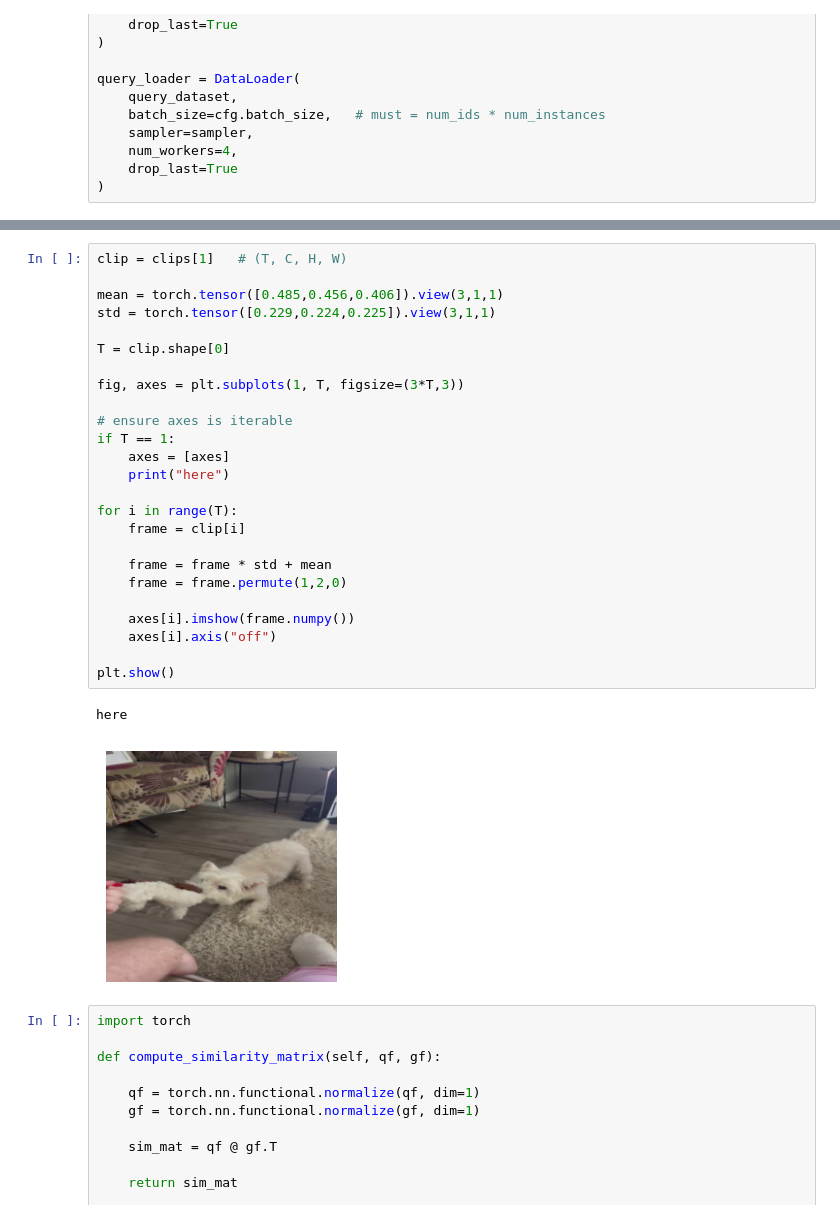
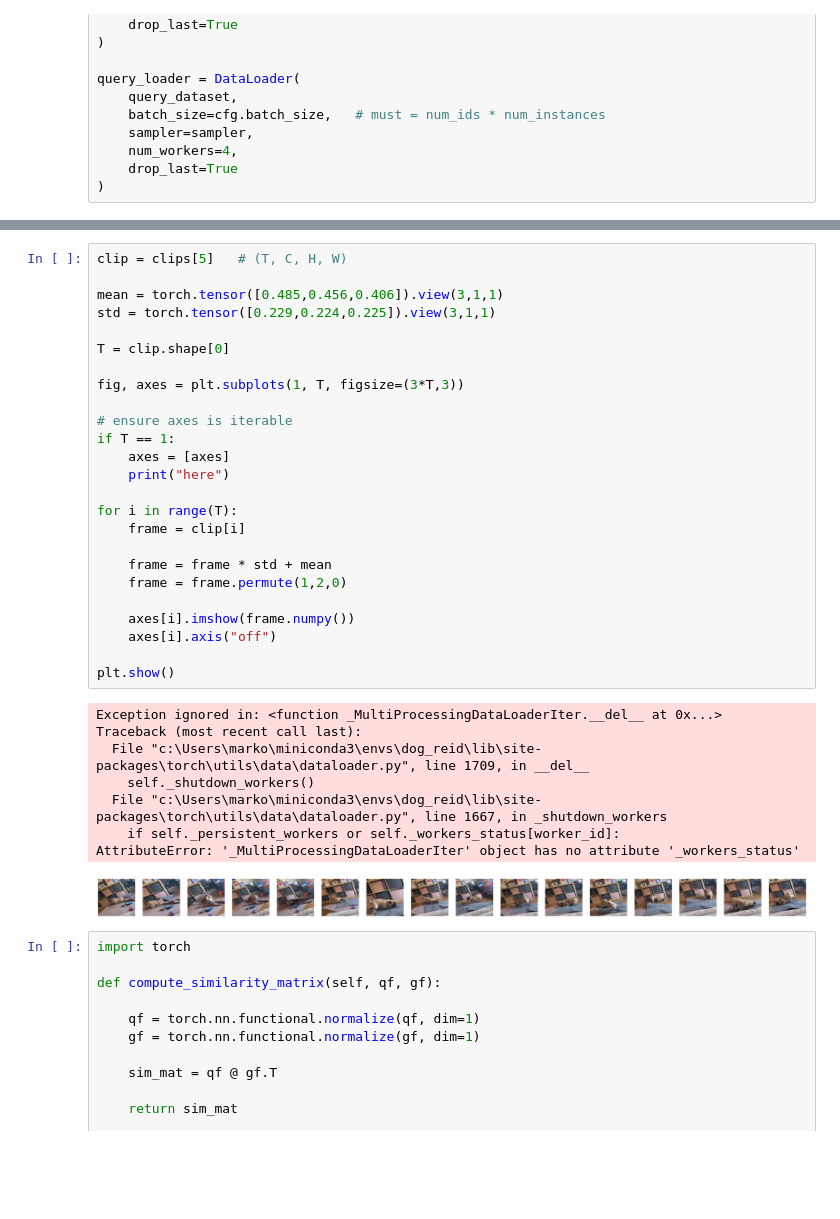
Before and after one commit to markoMedved/DogReID-1553, a Jupyter notebook: tests.ipynb, the cells around one changed output, grey strips where cells are left out. Saved outputs shown, nothing was run; the diff lists cells and outputs as text; blank space fills up the shorter version.

```diff
--- a/tests.ipynb
+++ b/tests.ipynb
@@ -92,31 +92,37 @@ print(dog_ids)
 # %%
-clip = clips[1]   # (T, C, H, W)
+clip = clips[5]   # (T, C, H, W)
 
 mean = torch.tensor([0.485,0.456,0.406]).view(3,1,1)
 std = torch.tensor([0.229,0.224,0.225]).view(3,1,1)
 
 T = clip.shape[0]
 
 fig, axes = plt.subplots(1, T, figsize=(3*T,3))
 
 # ensure axes is iterable
 if T == 1:
     axes = [axes]
     print("here")
 
 for i in range(T):
     frame = clip[i]
 
     frame = frame * std + mean
     frame = frame.permute(1,2,0)
 
     axes[i].imshow(frame.numpy())
     axes[i].axis("off")
 
 plt.show()
 # %% [output]
-here
+Exception ignored in: <function _MultiProcessingDataLoaderIter.__del__ at 0x...>
+Traceback (most recent call last):
+  File "c:\Users\marko\miniconda3\envs\dog_reid\lib\site-packages\torch\utils\data\dataloader.py", line 1709, in __del__
+    self._shutdown_workers()
+  File "c:\Users\marko\miniconda3\envs\dog_reid\lib\site-packages\torch\utils\data\dataloader.py", line 1667, in _shutdown_workers
+    if self._persistent_workers or self._workers_status[worker_id]:
+AttributeError: '_MultiProcessingDataLoaderIter' object has no attribute '_workers_status'
-[figure, old version]
+[figure, new version]
 # %%
 import torch
 
```
Also changed, not shown: parts of 7 cells of this notebook, 4 other files.
